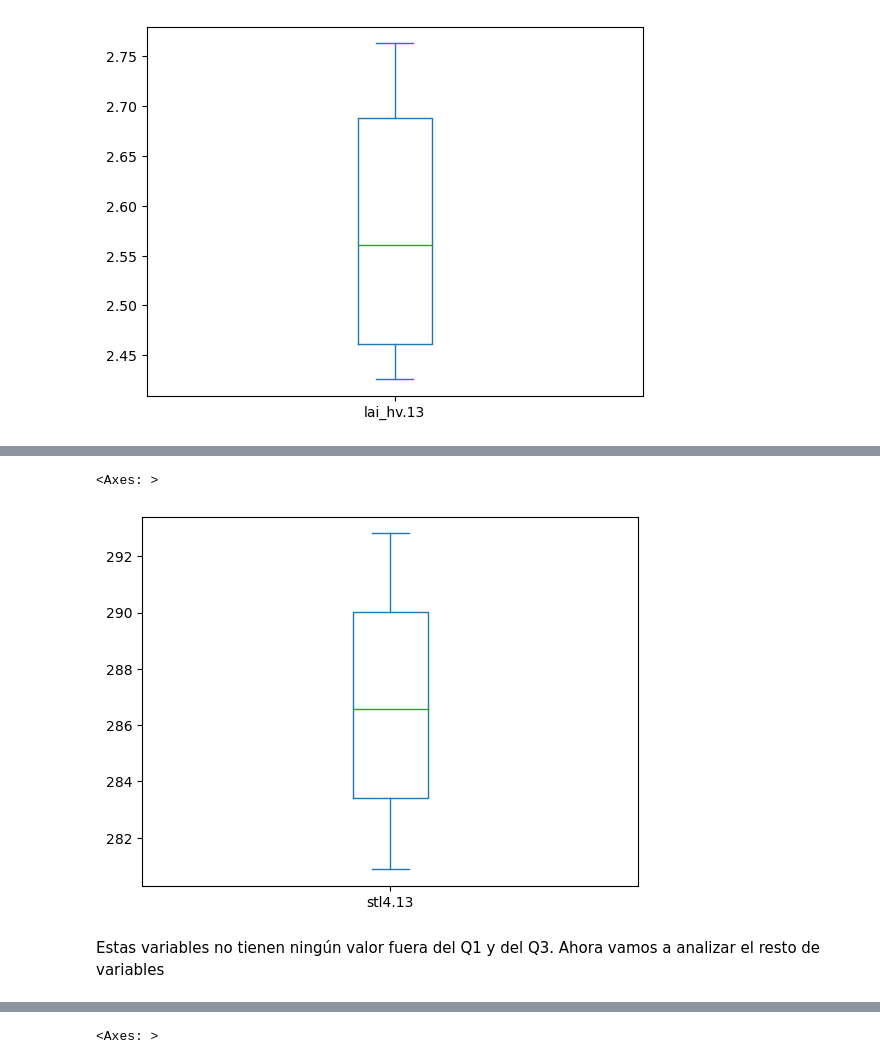
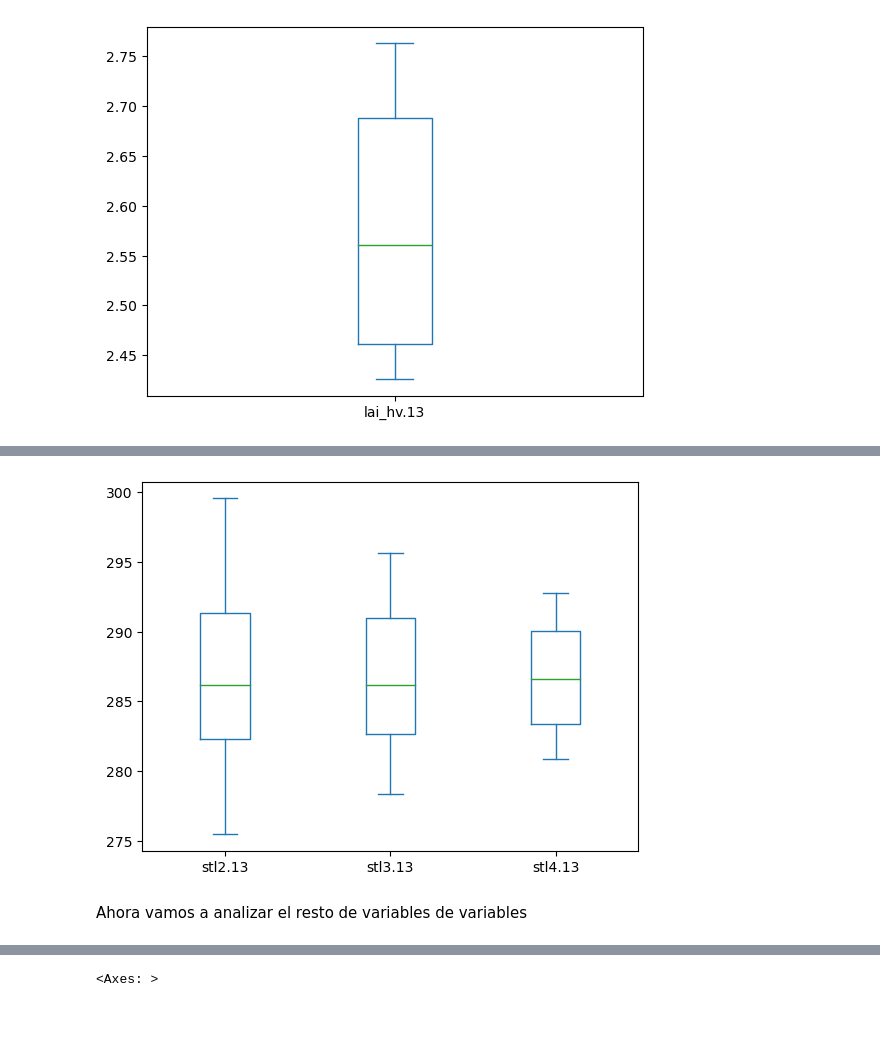
Before and after one commit to NicolasLamotteUC3M/p1_aprendizaje_automatico_Jaime_Nicolas, a Jupyter notebook: NotebookFinal.ipynb, the cells around one changed output, grey strips where cells are left out. Cells and saved outputs as stored; diff of their text form; code cells hidden in the pictures; blank space fills up the shorter version.

```diff
--- a/NotebookFinal.ipynb
+++ b/NotebookFinal.ipynb
@@ -240,3 +240,6 @@ sns.heatmap(cor, annot=True, cmap=plt.cm.CMRmap_r)
 plt.show()
 # %% [output]
 [figure]
+# %%
+#la diferencia es que ahora contienen los datos de la energia, los cuales son la variable a predecir
+datos_filtrados = wind_ava.drop(columns=['lai_lv.13', 'u10n.13', 'u10.13', 'v10n.13', 'v10.13', 'stl1.13'])
@@ -265,7 +279,15 @@ wind_ava['stl3.13'].plot.box()
-# %%
-wind_ava['stl4.13'].plot.box()
-# %% [output]
-<Axes: >
-[figure, removed]
+# %%
+import matplotlib.pyplot as plt
+
+# Crear una figura y ejes para subgráficos
+fig, ax = plt.subplots()
+
+# Trazar los diagramas de caja para las tres series en el mismo subgráfico
+datos_filtrados[['stl2.13', 'stl3.13', 'stl4.13']].plot.box(ax=ax)
+
+# Mostrar el gráfico
+plt.show()
+# %% [output]
+[figure, added]
 # %% [markdown]
-Estas variables no tienen ningún valor fuera del Q1 y del Q3. Ahora vamos a analizar el resto de variables
+Ahora vamos a analizar el resto de variables de variables
```
Also changed, not shown: parts of 66 cells of this notebook.
